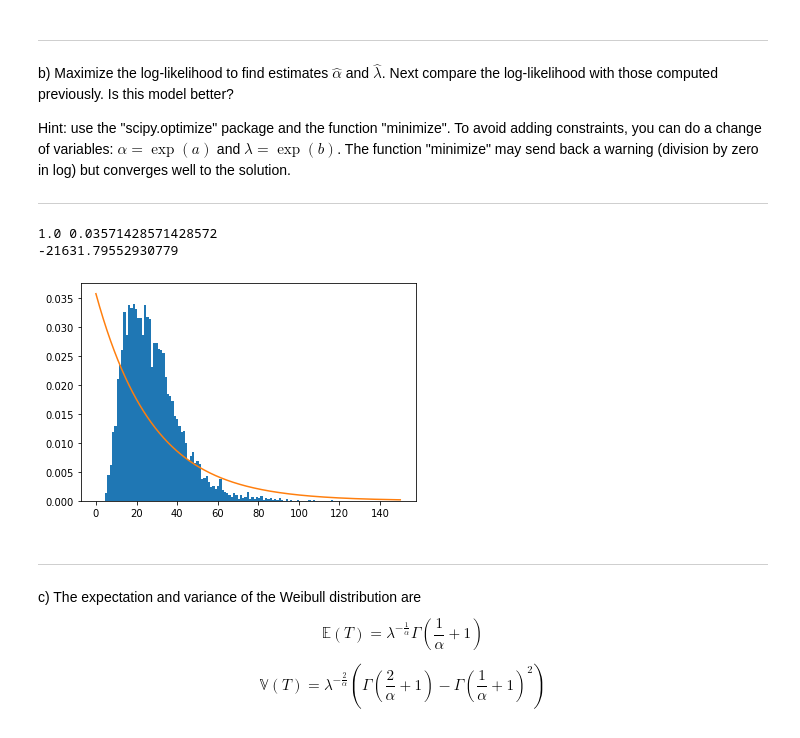
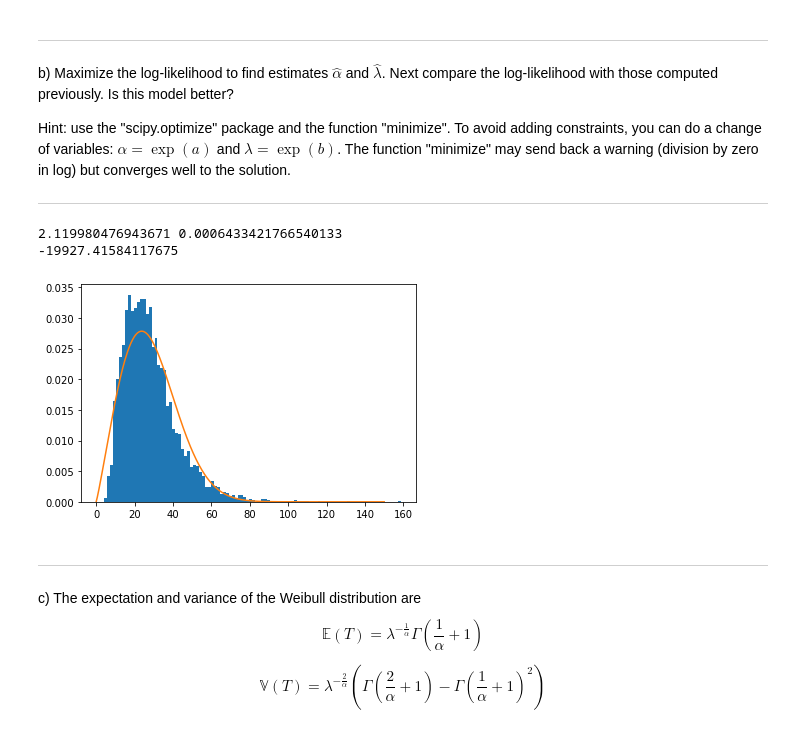
Before and after one commit to tsonnet/hackathon-mayo, a Jupyter notebook: Hackathon1.ipynb, the cells around one changed output. Saved outputs shown, nothing was run; the diff lists cells and outputs as text; code cells hidden in the pictures.

```diff
--- a/Hackathon1.ipynb
+++ b/Hackathon1.ipynb
@@ -197,26 +197,27 @@ Hint: use the "scipy.optimize" package and the function "minimize". To avoid add
 # %%
 from scipy.optimize import minimize
 
-def density_modified(args, sample):
-    return np.exp(args[1])*np.exp(args[0])*(data**np.exp(args[0]-1))*(np.exp(-np.exp(args[1])*(data**np.exp(args[0]))))
-
+def density_modified(args, data):
+    alpha=np.exp(args[0])
+    lambd=np.exp(args[1])
+    return alpha*lambd*data**(alpha-1)*np.exp(-lambd*data**(alpha))
 def log_likelihood_modified(args, sample):
     dens = density_modified(args, sample)
     return -np.sum(np.log(dens))
 
-opti = minimize(log_likelihood_modified, (np.log(1), np.log(1/28)), args=time)
+opti = minimize(log_likelihood_modified, (np.log(1), np.log(1/28),), args=time)
 opti_alpha = np.exp(opti.x[0])
 opti_gamma = np.exp(opti.x[1])
 print(opti_alpha, opti_gamma)
 print(log_likelihood((opti_alpha, opti_gamma), time))
 
 plt.hist(time, bins = 100, density = True)
-plt.plot(x, density((opti_alpha, opti_gamma), x))
+plt.plot(x, density_modified((opti.x[0], opti.x[1]), x))
 plt.show()
 # %% [output]
-1.0 0.03571428571428572
--21631.79552930779
+2.119980476943671 0.0006433421766540133
+-19927.41584117675
-[figure, old version]
+[figure, new version]
 # %% [markdown]
 ------------------------------------------------------------------------------------------------------
 
```
Also changed, not shown: parts of 5 cells of this notebook.
